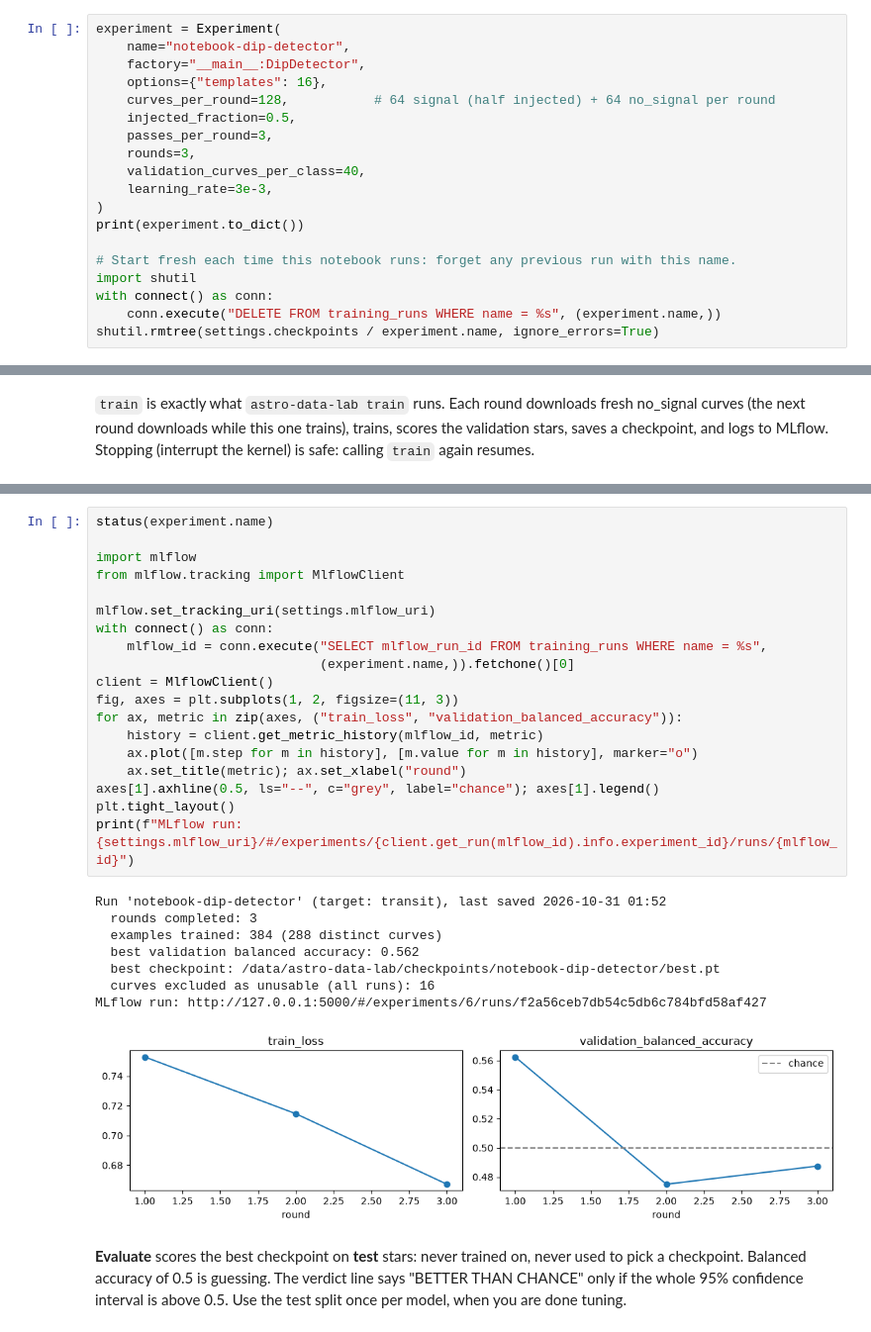
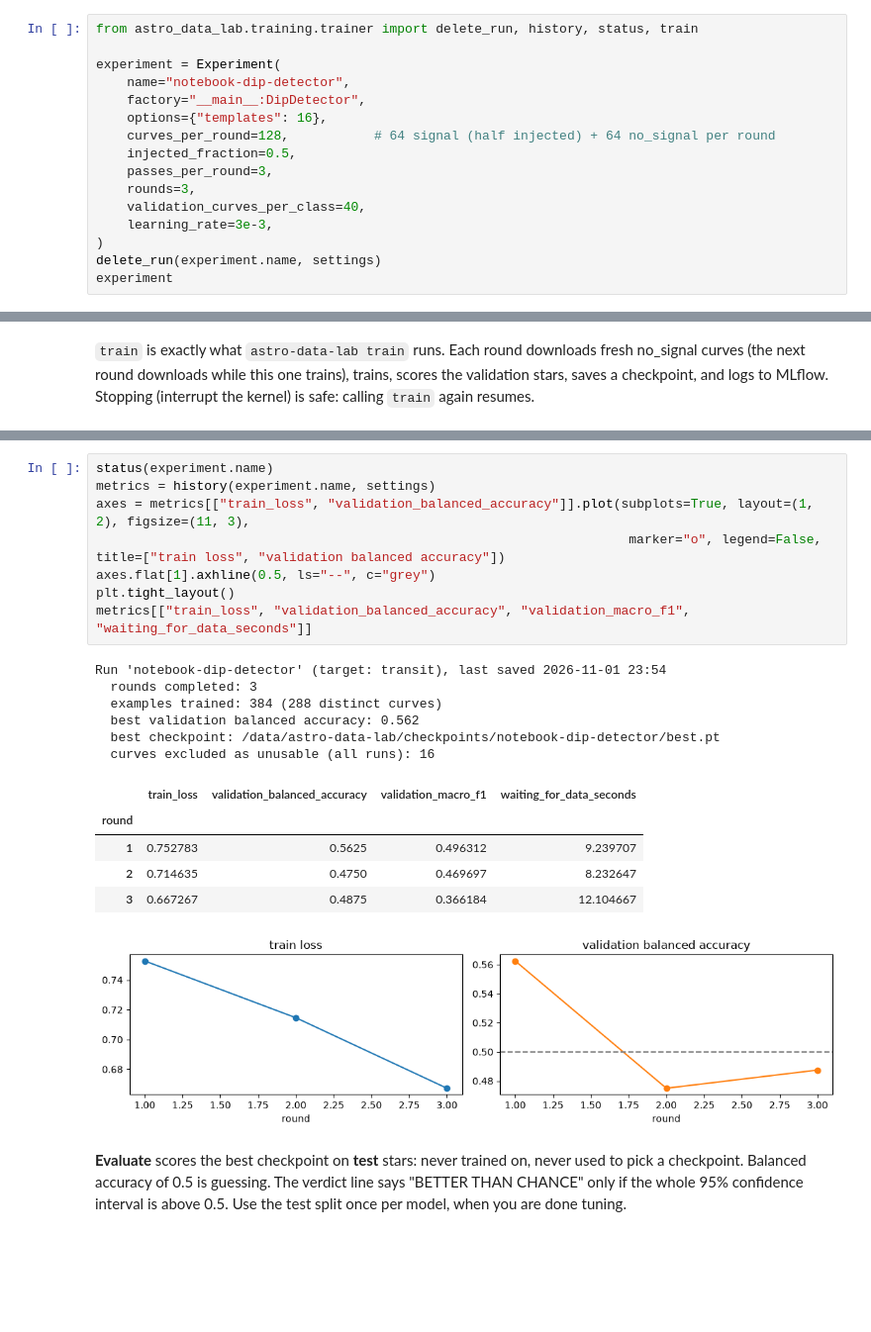
Before and after one commit to MarkJamesDunbar/astro-data-lab, a Jupyter notebook: notebooks/walkthrough.ipynb, the cells around one changed output, grey strips where cells are left out. Shown at 99% size. Saved outputs shown, nothing was run; the diff lists cells and outputs as text; blank space fills up the shorter version.

```diff
--- a/notebooks/walkthrough.ipynb
+++ b/notebooks/walkthrough.ipynb
@@ -235,4 +229,6 @@ model from it. The point is to see every step happen.
 # %%
+from astro_data_lab.training.trainer import delete_run, history, status, train
+
 experiment = Experiment(
     name="notebook-dip-detector",
     factory="__main__:DipDetector",
@@ -244,11 +240,6 @@ experiment = Experiment(
     validation_curves_per_class=40,
     learning_rate=3e-3,
 )
-print(experiment.to_dict())
-
-# Start fresh each time this notebook runs: forget any previous run with this name.
-import shutil
-with connect() as conn:
-    conn.execute("DELETE FROM training_runs WHERE name = %s", (experiment.name,))
-shutil.rmtree(settings.checkpoints / experiment.name, ignore_errors=True)
+delete_run(experiment.name, settings)
+experiment
 # %% [output]
@@ -281,31 +271,24 @@ Round 3: 128 curves (32 injected), 12 steps, train loss 0.667 | validation balan
 # %%
 status(experiment.name)
-
-import mlflow
-from mlflow.tracking import MlflowClient
-
-mlflow.set_tracking_uri(settings.mlflow_uri)
-with connect() as conn:
-    mlflow_id = conn.execute("SELECT mlflow_run_id FROM training_runs WHERE name = %s",
-                             (experiment.name,)).fetchone()[0]
-client = MlflowClient()
-fig, axes = plt.subplots(1, 2, figsize=(11, 3))
-for ax, metric in zip(axes, ("train_loss", "validation_balanced_accuracy")):
-    history = client.get_metric_history(mlflow_id, metric)
-    ax.plot([m.step for m in history], [m.value for m in history], marker="o")
-    ax.set_title(metric); ax.set_xlabel("round")
-axes[1].axhline(0.5, ls="--", c="grey", label="chance"); axes[1].legend()
+metrics = history(experiment.name, settings)
+axes = metrics[["train_loss", "validation_balanced_accuracy"]].plot(subplots=True, layout=(1, 2), figsize=(11, 3),
+                                                                     marker="o", legend=False, title=["train loss", "validation balanced accuracy"])
+axes.flat[1].axhline(0.5, ls="--", c="grey")
 plt.tight_layout()
-print(f"MLflow run: {settings.mlflow_uri}/#/experiments/{client.get_run(mlflow_id).info.experiment_id}/runs/{mlflow_id}")
+metrics[["train_loss", "validation_balanced_accuracy", "validation_macro_f1", "waiting_for_data_seconds"]]
 # %% [output]
-Run 'notebook-dip-detector' (target: transit), last saved 2026-10-31 01:52
+Run 'notebook-dip-detector' (target: transit), last saved 2026-11-01 23:54
   rounds completed: 3
   examples trained: 384 (288 distinct curves)
   best validation balanced accuracy: 0.562
   best checkpoint: /data/astro-data-lab/checkpoints/notebook-dip-detector/best.pt
   curves excluded as unusable (all runs): 16
-MLflow run: http://127.0.0.1:5000/#/experiments/6/runs/f2a56ceb7db54c5db6c784bfd58af427
+|  | train_loss | validation_balanced_accuracy | validation_macro_f1 | waiting_for_data_seconds |
+| round |  |  |  |  |
+| 1 | 0.752783 | 0.5625 | 0.496312 | 9.239707 |
+| 2 | 0.714635 | 0.4750 | 0.469697 | 8.232647 |
+| 3 | 0.667267 | 0.4875 | 0.366184 | 12.104667 |
-[figure, old version]
+[figure, new version]
 # %% [markdown]
 **Evaluate** scores the best checkpoint on **test** stars: never trained on, never used to pick a checkpoint.
 Balanced accuracy of 0.5 is guessing. The verdict line says "BETTER THAN CHANCE" only if the whole 95%
```
Also changed, not shown: parts of 14 cells of this notebook, 21 other files.
